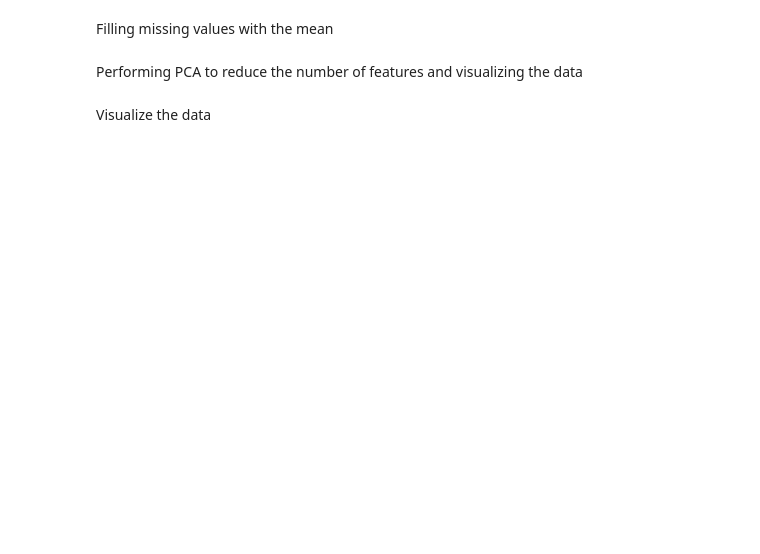
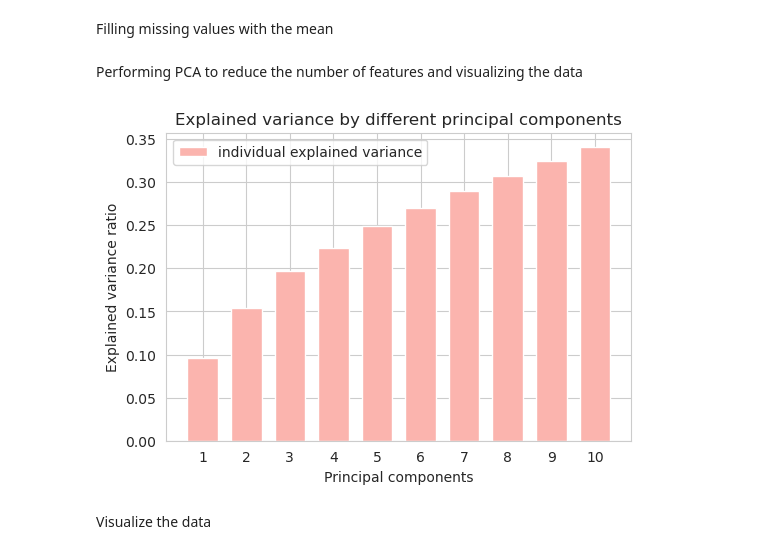
Before and after one commit to MarcoNapoleone/thesis, a Jupyter notebook: notebooks/pca/ST002498_PCA.ipynb, the cells around one changed output. Cells and saved outputs as stored; diff of their text form; code cells hidden in the pictures; blank space fills up the shorter version.

```diff
--- a/notebooks/pca/ST002498_PCA.ipynb
+++ b/notebooks/pca/ST002498_PCA.ipynb
@@ -1,5 +1,10 @@
 # %%
 import pandas as pd
 from matplotlib import pyplot as plt
+import seaborn as sns
 
-df = pd.read_csv('../../data/St.csv')
+df = pd.read_csv('../../data/ST002498.csv')
+df.drop('Sample ID', axis=1, inplace=True)
+
+pal = sns.color_palette(palette='Pastel1', n_colors=24)
+sns.set_palette(pal)
@@ -8,4 +10,0 @@ Dropping not needed columns and renaming the Phenotypes column to labels
-# %%
-df = df.drop(['Sample ID', 'RAW_FILE_NAME'], axis=1)
-df['Phenotypes'] = df['Phenotypes'].apply(lambda x: 0 if x == 'Healthy Controls' else 1 if x == 'Maligant SPNS' else 2)
-df['Phenotypes'].unique()
@@ -20 +33,13 @@ Performing PCA to reduce the number of features and visualizing the data
+# %%
+plt.figure(figsize=(6, 4))
+plt.xticks(range(1, num_components + 1))  # Start x-axis ticks from 1
+explained_variance = pca.explained_variance_ratio_.cumsum()
+plt.bar(range(1, num_components + 1), explained_variance, align='center', label='individual explained variance', width=0.7)
+plt.ylabel('Explained variance ratio')
+plt.xlabel('Principal components')
+plt.title('Explained variance by different principal components')
+plt.legend(loc='best')
+plt.show()
+# %% [output]
+[figure, added]
 # %%
```
Also changed, not shown: parts of 7 cells of this notebook, 3 other files.
